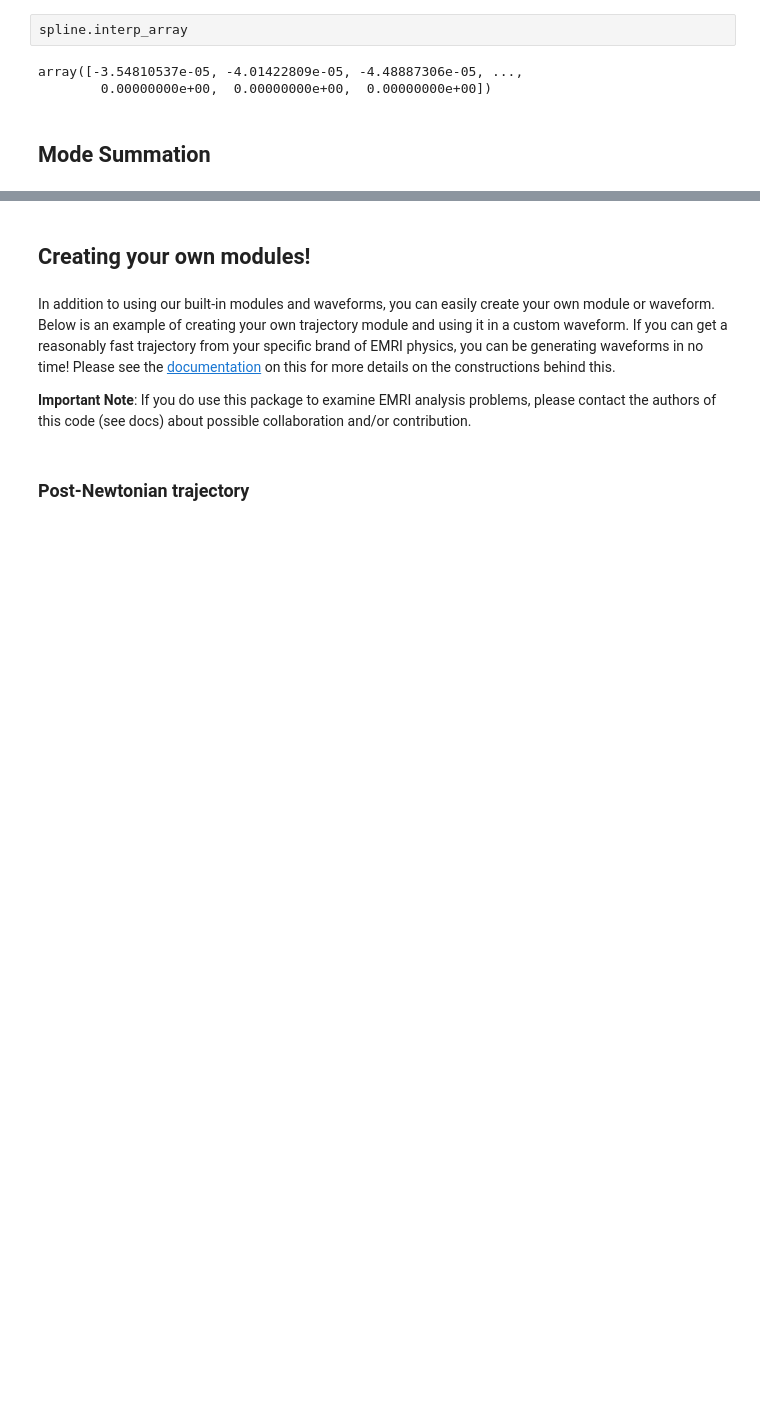
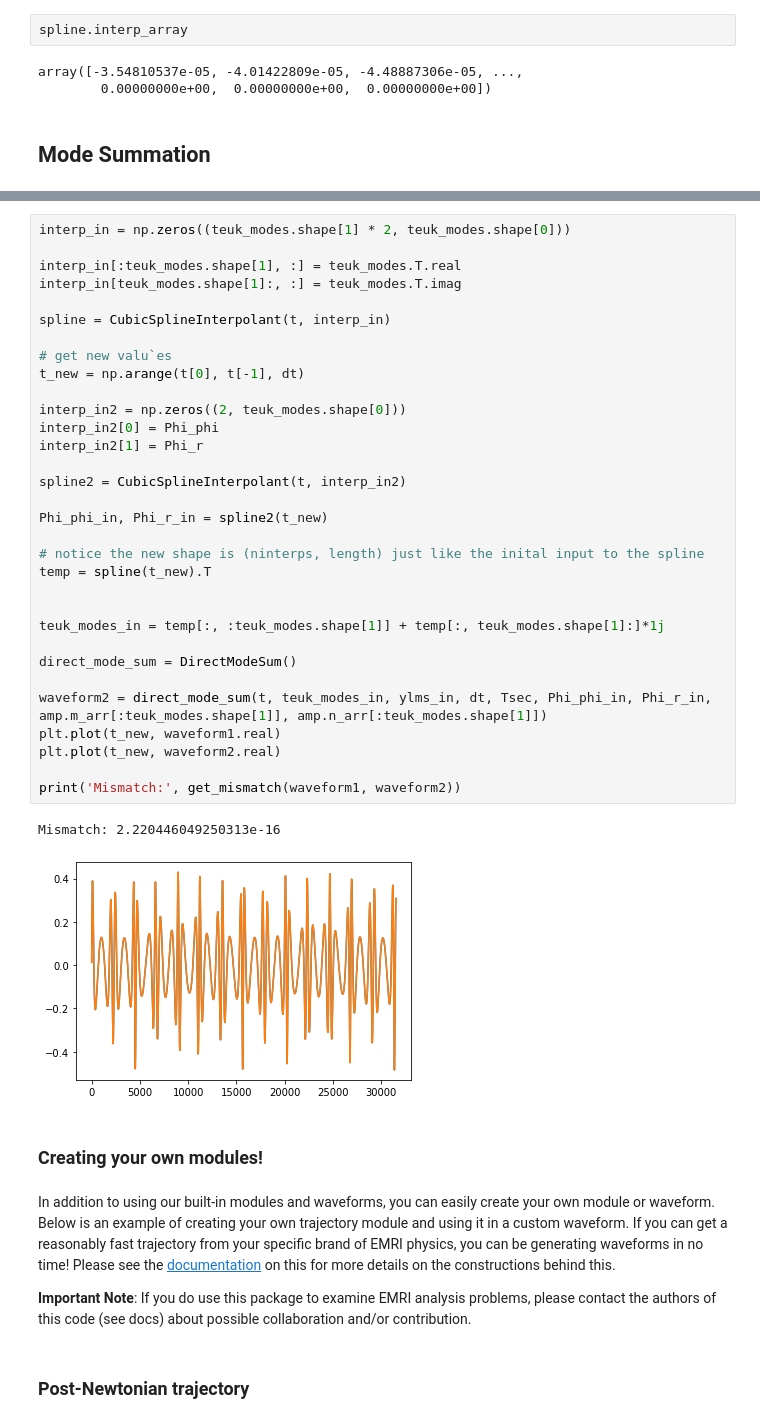
Before and after one commit to BlackHolePerturbationToolkit/FastEMRIWaveforms, a Jupyter notebook: examples/SchwarzschildEccentricWaveform_intro.ipynb, the cells around one changed output, grey strips where cells are left out. Saved outputs shown, nothing was run; the diff lists cells and outputs as text; blank space fills up the shorter version.

```diff
--- a/examples/SchwarzschildEccentricWaveform_intro.ipynb
+++ b/examples/SchwarzschildEccentricWaveform_intro.ipynb
@@ -663,5 +711,40 @@ Mode summation
+# %%
+interp_in = np.zeros((teuk_modes.shape[1] * 2, teuk_modes.shape[0]))
+
+interp_in[:teuk_modes.shape[1], :] = teuk_modes.T.real
+interp_in[teuk_modes.shape[1]:, :] = teuk_modes.T.imag
+
+spline = CubicSplineInterpolant(t, interp_in)
+
+# get new valu`es
+t_new = np.arange(t[0], t[-1], dt)
+
+interp_in2 = np.zeros((2, teuk_modes.shape[0]))
+interp_in2[0] = Phi_phi
+interp_in2[1] = Phi_r
+
+spline2 = CubicSplineInterpolant(t, interp_in2)
+
+Phi_phi_in, Phi_r_in = spline2(t_new)
+
+# notice the new shape is (ninterps, length) just like the inital input to the spline
+temp = spline(t_new).T
+
+
+teuk_modes_in = temp[:, :teuk_modes.shape[1]] + temp[:, teuk_modes.shape[1]:]*1j
+
+direct_mode_sum = DirectModeSum()
+
+waveform2 = direct_mode_sum(t, teuk_modes_in, ylms_in, dt, Tsec, Phi_phi_in, Phi_r_in, amp.m_arr[:teuk_modes.shape[1]], amp.n_arr[:teuk_modes.shape[1]])
+plt.plot(t_new, waveform1.real)
+plt.plot(t_new, waveform2.real)
+
+print('Mismatch:', get_mismatch(waveform1, waveform2))
+# %% [output]
+Mismatch: 2.220446049250313e-16
+[figure, added]
 # %% [markdown]
-## Creating your own modules!
+### Creating your own modules!
 # %% [markdown]
 In addition to using our built-in modules and waveforms, you can easily create your own module or waveform. Below is an example of creating your own trajectory module and using it in a custom waveform. If you can get a reasonably fast trajectory from your specific brand of EMRI physics, you can be generating waveforms in no time! Please see the [documentation]() on this for more details on the constructions behind this.
 
```
Also changed, not shown: parts of 20 cells of this notebook, 4 other files.
